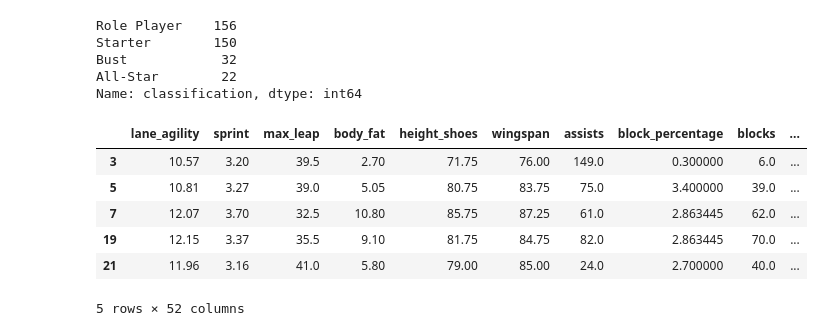
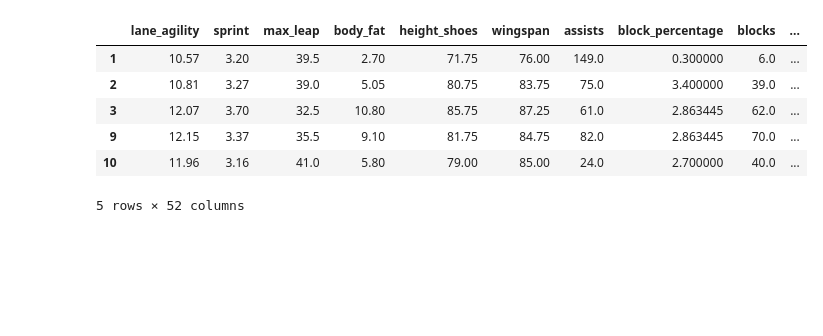
Before and after one commit to plowden/project3, a Jupyter notebook: notebooks/build_model-tinkering.ipynb, the cells around one changed output. Cells and saved outputs as stored; diff of their text form; code cells hidden in the pictures; blank space fills up the shorter version.

```diff
--- a/notebooks/build_model-tinkering.ipynb
+++ b/notebooks/build_model-tinkering.ipynb
@@ -44,49 +44,55 @@ classification
 # %%
+# remove players who didn't meet playing time qualifications
 limit_plyrs = final_full.loc[final_full['classification'] != 'Exclude']
 
-# limit data to '00-'14
-limit_yrs = limit_plyrs.loc[final_full['year'] <= 2014]
+# subset data from '00-'14 and '15 and on
+future_yrs = limit_plyrs.loc[final_full['year'] > 2014]
+past_yrs = limit_plyrs.loc[final_full['year'] <= 2014]
 
 # check distribution of classifications
-limit_yrs['classification'].value_counts()
+# print(limit_yrs['classification'].value_counts())
+# print(future_yrs['classification'].value_counts())
-# %% [output]
-Role Player    156
-Starter        150
-Bust            32
-All-Star        22
-Name: classification, dtype: int64
 # %%
-target = limit_yrs['classification']
-
 # drop unnecessary columns
-data_clean = limit_yrs.drop(['year', 'player', 'affiliation', 'overall_pick', 'player_id', 'classification',
+data_clean = limit_plyrs.drop(['year', 'player', 'affiliation', 'overall_pick', 'player_id',
                             'defensive_rebounds', 'defensive_rebound_percentage', 'offensive_rebounds', 'offensive_rebound_percentage',
                             'effective_field_goal_percentage', 'field_goal_attempts', 'field_goals', 'free_throw_attempt_rate',
                             'free_throws', 'steal_percentage', 'three_point_attempt_rate', 'three_pointers', 'true_shooting_percentage',
                             'two_pointers', 'shuttle_run', 'hand_length', 'hand_width', 'height_no_shoes', 'standing_leap',
-                            'weight', 'reach', 'bench_press', 'points', 'assist_percentage', 'usage_percentage'], axis = 1)
+                            'weight', 'reach', 'bench_press', 'points', 'assist_percentage', 'usage_percentage', 'box_plus_minus'], axis = 1)
 
 # one-hot encode position
 data_clean = pd.get_dummies(data_clean, columns=['position'])
 data_clean = pd.get_dummies(data_clean, columns=['conference'])
 
+# limit data to '00-'14
+past_clean = data_clean.loc[final_full['year'] <= 2014]
+target = past_clean['classification']
+
+past_clean = past_clean.drop(['classification'], axis = 1)
+feature_names = past_clean.columns
+
 # replace NAs with imputed values
 from sklearn.preprocessing import Imputer
 imputer = Imputer(missing_values = np.nan, strategy = 'mean', axis = 0)
 
-for column in data_clean.columns:
-    data_clean[[column]] = imputer.fit_transform(data_clean[[column]])
+for column in past_clean.columns:
+    past_clean[[column]] = imputer.fit_transform(past_clean[[column]])
 
-feature_names = data_clean.columns
+future_clean = data_clean.loc[final_full['year'] > 2014]
+future_clean = future_clean.drop(['classification'], axis = 1)
 
-data_clean.head()
+for column in future_clean.columns:
+    future_clean[[column]] = imputer.fit_transform(future_clean[[column]])
+
+past_clean.head()
 # %% [output]
 |  | lane_agility | sprint | max_leap | body_fat | height_shoes | wingspan | assists | block_percentage | blocks | ... |
-| 3 | 10.57 | 3.20 | 39.5 | 2.70 | 71.75 | 76.00 | 149.0 | 0.300000 | 6.0 | ... |
-| 5 | 10.81 | 3.27 | 39.0 | 5.05 | 80.75 | 83.75 | 75.0 | 3.400000 | 39.0 | ... |
-| 7 | 12.07 | 3.70 | 32.5 | 10.80 | 85.75 | 87.25 | 61.0 | 2.863445 | 62.0 | ... |
-| 19 | 12.15 | 3.37 | 35.5 | 9.10 | 81.75 | 84.75 | 82.0 | 2.863445 | 70.0 | ... |
-| 21 | 11.96 | 3.16 | 41.0 | 5.80 | 79.00 | 85.00 | 24.0 | 2.700000 | 40.0 | ... |
+| 1 | 10.57 | 3.20 | 39.5 | 2.70 | 71.75 | 76.00 | 149.0 | 0.300000 | 6.0 | ... |
+| 2 | 10.81 | 3.27 | 39.0 | 5.05 | 80.75 | 83.75 | 75.0 | 3.400000 | 39.0 | ... |
+| 3 | 12.07 | 3.70 | 32.5 | 10.80 | 85.75 | 87.25 | 61.0 | 2.863445 | 62.0 | ... |
+| 9 | 12.15 | 3.37 | 35.5 | 9.10 | 81.75 | 84.75 | 82.0 | 2.863445 | 70.0 | ... |
+| 10 | 11.96 | 3.16 | 41.0 | 5.80 | 79.00 | 85.00 | 24.0 | 2.700000 | 40.0 | ... |
 5 rows × 52 columns
 # %%
 from sklearn.model_selection import train_test_split
```
Also changed, not shown: parts of 11 cells of this notebook, 4 other files.
